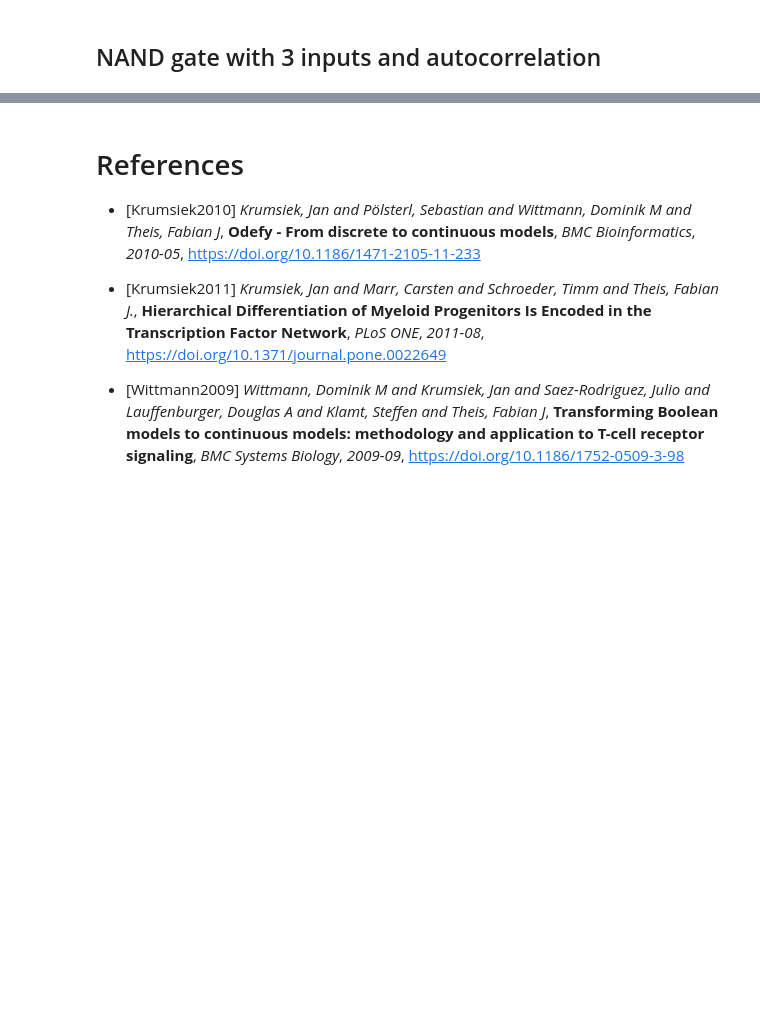
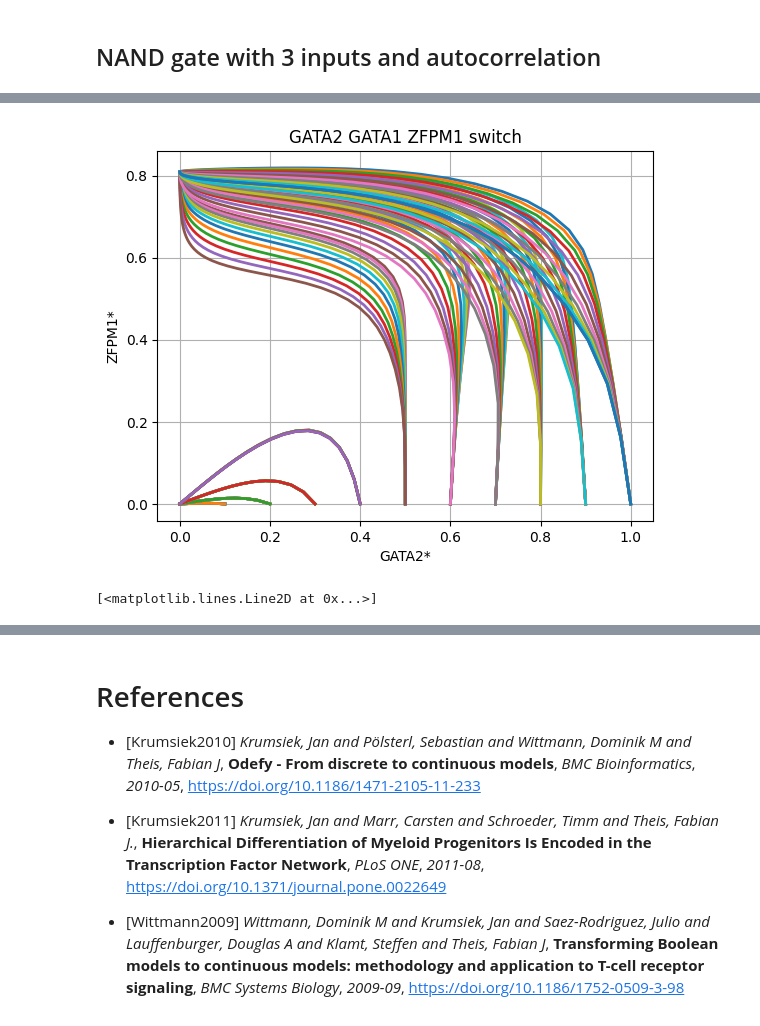
Before and after one commit to elmbeech/grn_myeloid_progenitor, a Jupyter notebook: engr_e542_fall2023_sysbio_network_project_sim.ipynb, the cells around one changed output, grey strips where cells are left out. Saved outputs shown, nothing was run; the diff lists cells and outputs as text; code cells hidden in the pictures; blank space fills up the shorter version.

```diff
--- a/engr_e542_fall2023_sysbio_network_project_sim.ipynb
+++ b/engr_e542_fall2023_sysbio_network_project_sim.ipynb
@@ -1039,0 +1122,20 @@ ddd
+# %%
+# @title run GATA1 ZFPM1 phaseplot
+
+for GATA2 in np.arange(0.0, 1.1, 0.1):
+    for ZFPM1 in np.arange(0.0, 1.1, 0.1):
+        r.resetToOrigin()
+        r.GATA2 = GATA2
+        r.ZFPM1 = ZFPM1
+        m = r.simulate(0,20,100, selections=['[GATA2]','[GATA1]'])
+        te.plotArray(m, show=False, resetColorCycle=False)  #
+te.plotArray(m,
+    show = True,
+    grid = True,
+    xlabel = 'GATA2*',
+    ylabel = 'ZFPM1*',
+    title = 'GATA2 GATA1 ZFPM1 switch',
+)
+# %% [output]
+[figure, added]
+[<matplotlib.lines.Line2D at 0x...>]
```
Also changed, not shown: parts of 24 cells of this notebook.
